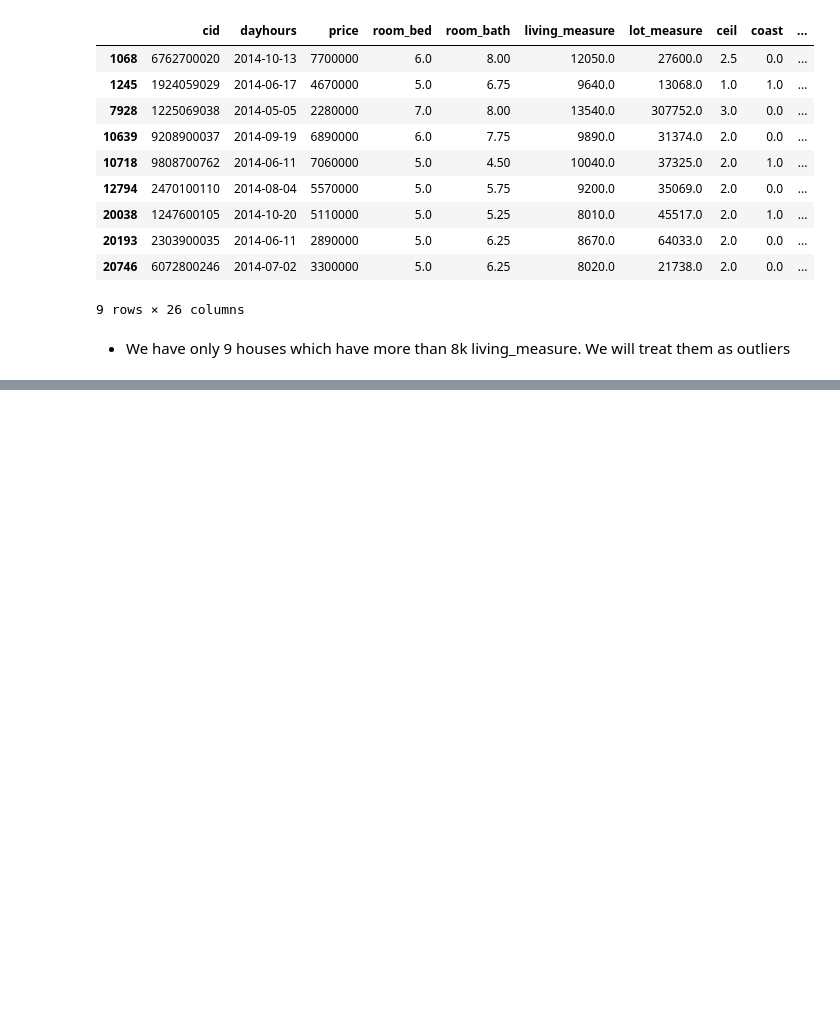
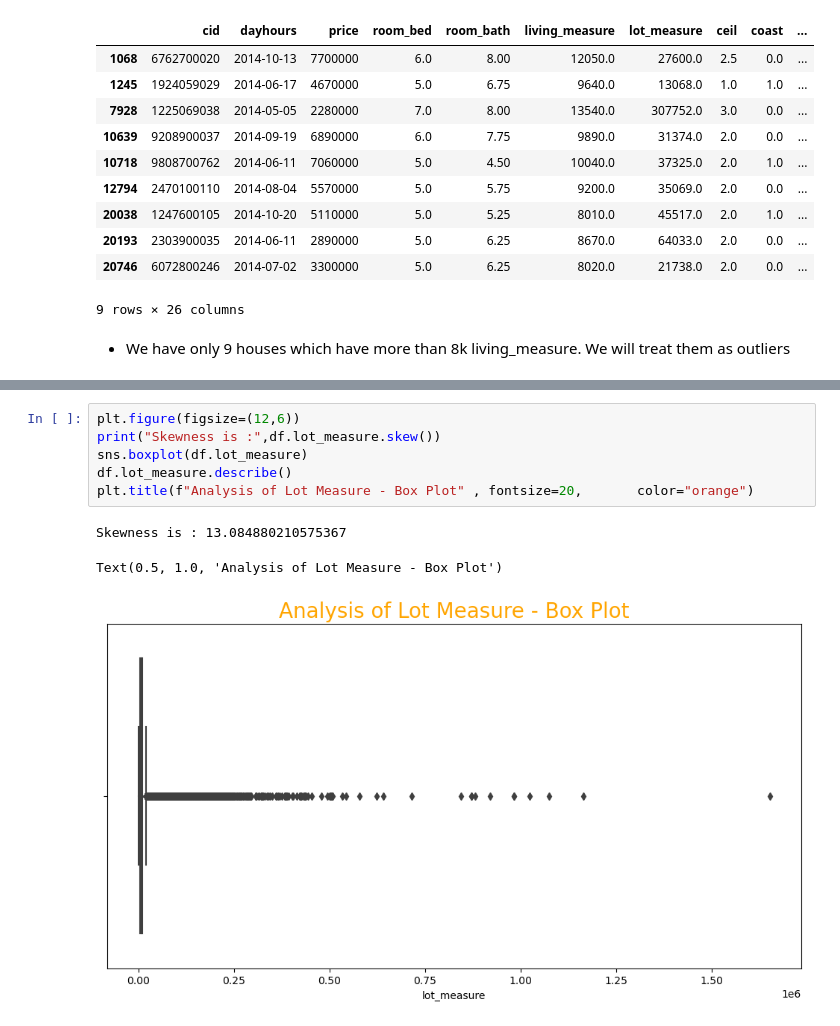
Before and after one commit to rivillasm/ineuron, a Jupyter notebook: Projects/RealEstate.ipynb, the cells around one changed output, grey strips where cells are left out. Cells and saved outputs as stored; diff of their text form; blank space fills up the shorter version.

```diff
--- a/Projects/RealEstate.ipynb
+++ b/Projects/RealEstate.ipynb
@@ -734,0 +744,10 @@ AttributeError: 'DataFrame' object has no attribute 'df'
+# %%
+plt.figure(figsize=(12,6))
+print("Skewness is :",df.lot_measure.skew())
+sns.boxplot(df.lot_measure)
+df.lot_measure.describe()
+plt.title(f"Analysis of Lot Measure - Box Plot" , fontsize=20,       color="orange")
+# %% [output]
+Skewness is : 13.084880210575367
+Text(0.5, 1.0, 'Analysis of Lot Measure - Box Plot')
+[figure, added]
```
Also changed, not shown: parts of 20 cells of this notebook.
